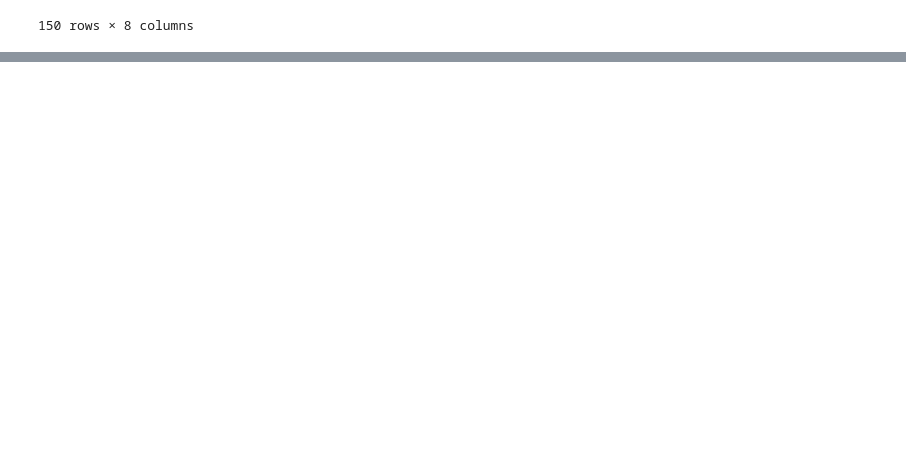
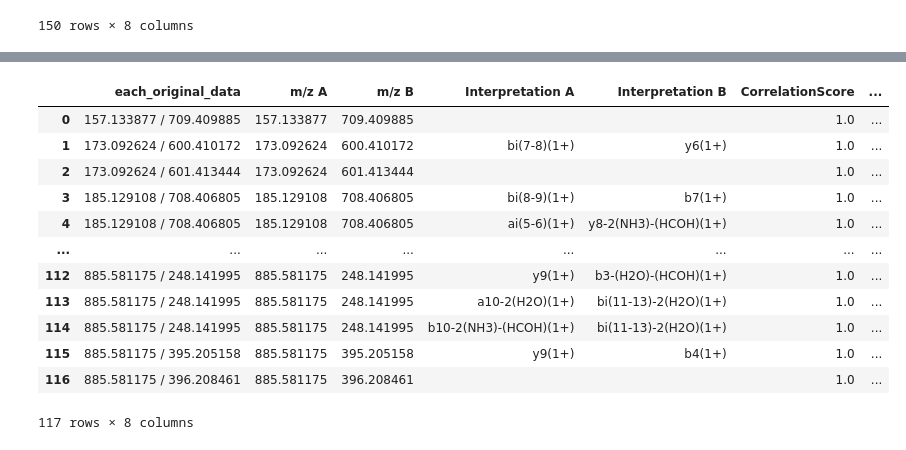
Before and after one commit to Kevinxsn/2D_spec_dict, a Jupyter notebook: anti_symmetric/notebook.ipynb, the cells around one changed output, grey strips where cells are left out. Saved outputs shown, nothing was run; the diff lists cells and outputs as text; code cells hidden in the pictures; blank space fills up the shorter version.

```diff
--- a/anti_symmetric/notebook.ipynb
+++ b/anti_symmetric/notebook.ipynb
@@ -3214,0 +3252,13 @@ df_parent_result.to_csv('/Users/kevinmbp/Desktop/2D_spec_dict/data/Top_Correlati
+# %%
+data = pd.read_excel('data/Covariance Scoring Tables 10000 Scans.xlsx', sheet_name='HGTVVLTALGGILK-mz460-3_cov')
+data = data[['m/z fragment 1', 'm/z fragment 2', 'Covariance', 'Partial Cov.', 'Score', 'Ranking']]
+data = data.sort_values('Ranking', ascending=True)
+data = data[data['Ranking'] != -1]
+# create a canonical (order-independent) pair
+data["pair_key"] = data.apply(
+    lambda row: tuple(sorted([row["m/z fragment 1"], row["m/z fragment 2"]])),
+    axis=1
+)
+
+# drop duplicated pairs, keep first occurrence
+data = data.drop_duplicates(subset="pair_key").drop(columns="pair_key")
@@ -3214,0 +3274,26 @@ df_parent_result.to_csv('/Users/kevinmbp/Desktop/2D_spec_dict/data/Top_Correlati
+# %%
+import interpreter_modify
+data.head()
+data.columns = ['m/z A', 'm/z B', 'Covariance', 'Partial Cov.', 'Score', 'Ranking']
+data['each_original_data'] = data['m/z A'].astype('str')+ ' / ' + data['m/z B'].astype('str')
+pep_seq = 'HGTVVLTALGGILK'
+charge = 3
+data.set_index('Ranking', inplace=True)
+# %%
+data = data.head(100)
+df_result = interpreter_modify.report_data(data, pep_seq, charge, tolerance_input=0.3, merge_original=True)
+df_result
+# %% [output]
+|  | each_original_data | m/z A | m/z B | Interpretation A | Interpretation B | CorrelationScore | ... |
+| 0 | 157.133877 / 709.409885 | 157.133877 | 709.409885 |  |  | 1.0 | ... |
+| 1 | 173.092624 / 600.410172 | 173.092624 | 600.410172 | bi(7-8)(1+) | y6(1+) | 1.0 | ... |
+| 2 | 173.092624 / 601.413444 | 173.092624 | 601.413444 |  |  | 1.0 | ... |
+| 3 | 185.129108 / 708.406805 | 185.129108 | 708.406805 | bi(8-9)(1+) | b7(1+) | 1.0 | ... |
+| 4 | 185.129108 / 708.406805 | 185.129108 | 708.406805 | ai(5-6)(1+) | y8-2(NH3)-(HCOH)(1+) | 1.0 | ... |
+| ... | ... | ... | ... | ... | ... | ... | ... |
+| 112 | 885.581175 / 248.141995 | 885.581175 | 248.141995 | y9(1+) | b3-(H2O)-(HCOH)(1+) | 1.0 | ... |
+| 113 | 885.581175 / 248.141995 | 885.581175 | 248.141995 | a10-2(H2O)(1+) | bi(11-13)-2(H2O)(1+) | 1.0 | ... |
+| 114 | 885.581175 / 248.141995 | 885.581175 | 248.141995 | b10-2(NH3)-(HCOH)(1+) | bi(11-13)-2(H2O)(1+) | 1.0 | ... |
+| 115 | 885.581175 / 395.205158 | 885.581175 | 395.205158 | y9(1+) | b4(1+) | 1.0 | ... |
+| 116 | 885.581175 / 396.208461 | 885.581175 | 396.208461 |  |  | 1.0 | ... |
+117 rows × 8 columns
```
Also changed, not shown: parts of 10 cells of this notebook, 23 other files.
